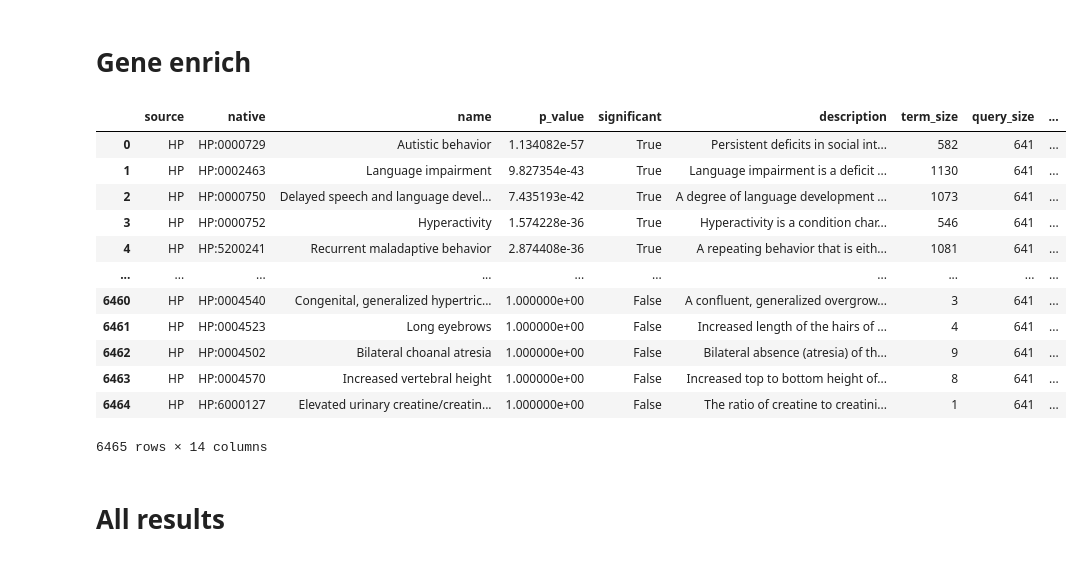
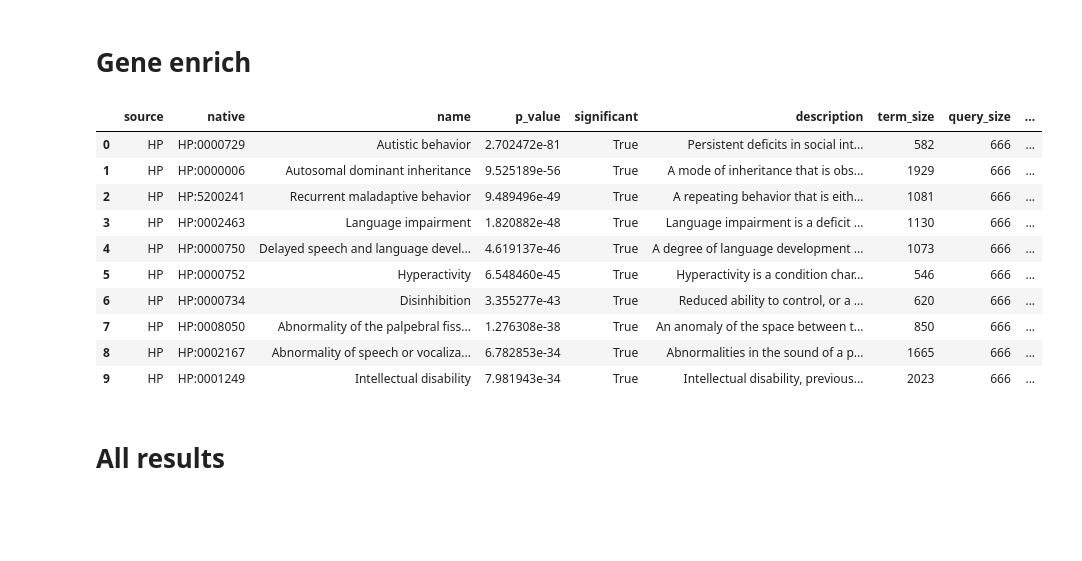
Before and after one commit to a59490/Tese_ASD_Gene_Pred, a Jupyter notebook: 6_Gene_enrich/gprofiler_test.ipynb, the cells around one changed output. Saved outputs shown, nothing was run; the diff lists cells and outputs as text; code cells hidden in the pictures; blank space fills up the shorter version.

```diff
--- a/6_Gene_enrich/gprofiler_test.ipynb
+++ b/6_Gene_enrich/gprofiler_test.ipynb
@@ -6,15 +6,15 @@ import numpy as np
 from gprofiler import GProfiler
 
 
-data = pd.read_csv('test_clean.csv')# chage data as need be
+data = pd.read_csv('svc_clean.csv')# chage data as need be
 
 data["Decile_rank"] = pd.qcut(data["Probability_Class_1"], 10, labels=False)
 data["Decile_rank"] = data["Decile_rank"].astype('category')
-data["Decile_rank"] = data["Decile_rank"].cat.rename_categories([f'Q{i}' for i in range(10,0,-1)])
+data["Decile_rank"] = data["Decile_rank"].cat.rename_categories([f'D{i}' for i in range(10,0,-1)])
 
 deciles = {}
 for i in range(1, 11):
-    deciles[f'q_{i}'] = data[data["Decile_rank"] == f'Q{i}'].copy()
+    deciles[f'd_{i}'] = data[data["Decile_rank"] == f'D{i}'].copy()
 # %% [markdown]
 # Gene enrich
 # %%
@@ -23,23 +23,21 @@ def gprofiler(genes):
     gp_results = gp.profile(organism='hsapiens', query=genes,sources=['HP'],user_threshold=1)
     return gp_results
 # %%
-decile_list = deciles['q_1']["Ensembl_ID"].to_list()
+decile_list = deciles['d_1']["Ensembl_ID"].to_list()
 test=gprofiler(decile_list)
-test
+test.head(10)
 # %% [output]
 |  | source | native | name | p_value | significant | description | term_size | query_size | ... |
-| 0 | HP | HP:0000729 | Autistic behavior | 1.134082e-57 | True | Persistent deficits in social int... | 582 | 641 | ... |
-| 1 | HP | HP:0002463 | Language impairment | 9.827354e-43 | True | Language impairment is a deficit ... | 1130 | 641 | ... |
-| 2 | HP | HP:0000750 | Delayed speech and language devel... | 7.435193e-42 | True | A degree of language development ... | 1073 | 641 | ... |
-| 3 | HP | HP:0000752 | Hyperactivity | 1.574228e-36 | True | Hyperactivity is a condition char... | 546 | 641 | ... |
-| 4 | HP | HP:5200241 | Recurrent maladaptive behavior | 2.874408e-36 | True | A repeating behavior that is eith... | 1081 | 641 | ... |
-| ... | ... | ... | ... | ... | ... | ... | ... | ... | ... |
-| 6460 | HP | HP:0004540 | Congenital, generalized hypertric... | 1.000000e+00 | False | A confluent, generalized overgrow... | 3 | 641 | ... |
-| 6461 | HP | HP:0004523 | Long eyebrows | 1.000000e+00 | False | Increased length of the hairs of ... | 4 | 641 | ... |
-| 6462 | HP | HP:0004502 | Bilateral choanal atresia | 1.000000e+00 | False | Bilateral absence (atresia) of th... | 9 | 641 | ... |
-| 6463 | HP | HP:0004570 | Increased vertebral height | 1.000000e+00 | False | Increased top to bottom height of... | 8 | 641 | ... |
-| 6464 | HP | HP:6000127 | Elevated urinary creatine/creatin... | 1.000000e+00 | False | The ratio of creatine to creatini... | 1 | 641 | ... |
+| 0 | HP | HP:0000729 | Autistic behavior | 2.702472e-81 | True | Persistent deficits in social int... | 582 | 666 | ... |
+| 1 | HP | HP:0000006 | Autosomal dominant inheritance | 9.525189e-56 | True | A mode of inheritance that is obs... | 1929 | 666 | ... |
+| 2 | HP | HP:5200241 | Recurrent maladaptive behavior | 9.489496e-49 | True | A repeating behavior that is eith... | 1081 | 666 | ... |
+| 3 | HP | HP:0002463 | Language impairment | 1.820882e-48 | True | Language impairment is a deficit ... | 1130 | 666 | ... |
+| 4 | HP | HP:0000750 | Delayed speech and language devel... | 4.619137e-46 | True | A degree of language development ... | 1073 | 666 | ... |
+| 5 | HP | HP:0000752 | Hyperactivity | 6.548460e-45 | True | Hyperactivity is a condition char... | 546 | 666 | ... |
+| 6 | HP | HP:0000734 | Disinhibition | 3.355277e-43 | True | Reduced ability to control, or a ... | 620 | 666 | ... |
+| 7 | HP | HP:0008050 | Abnormality of the palpebral fiss... | 1.276308e-38 | True | An anomaly of the space between t... | 850 | 666 | ... |
+| 8 | HP | HP:0002167 | Abnormality of speech or vocaliza... | 6.782853e-34 | True | Abnormalities in the sound of a p... | 1665 | 666 | ... |
+| 9 | HP | HP:0001249 | Intellectual disability | 7.981943e-34 | True | Intellectual disability, previous... | 2023 | 666 | ... |
-6465 rows × 14 columns
 # %% [markdown]
 # All results
 # %%
```
Also changed, not shown: parts of 21 cells of this notebook, 26 other files.
